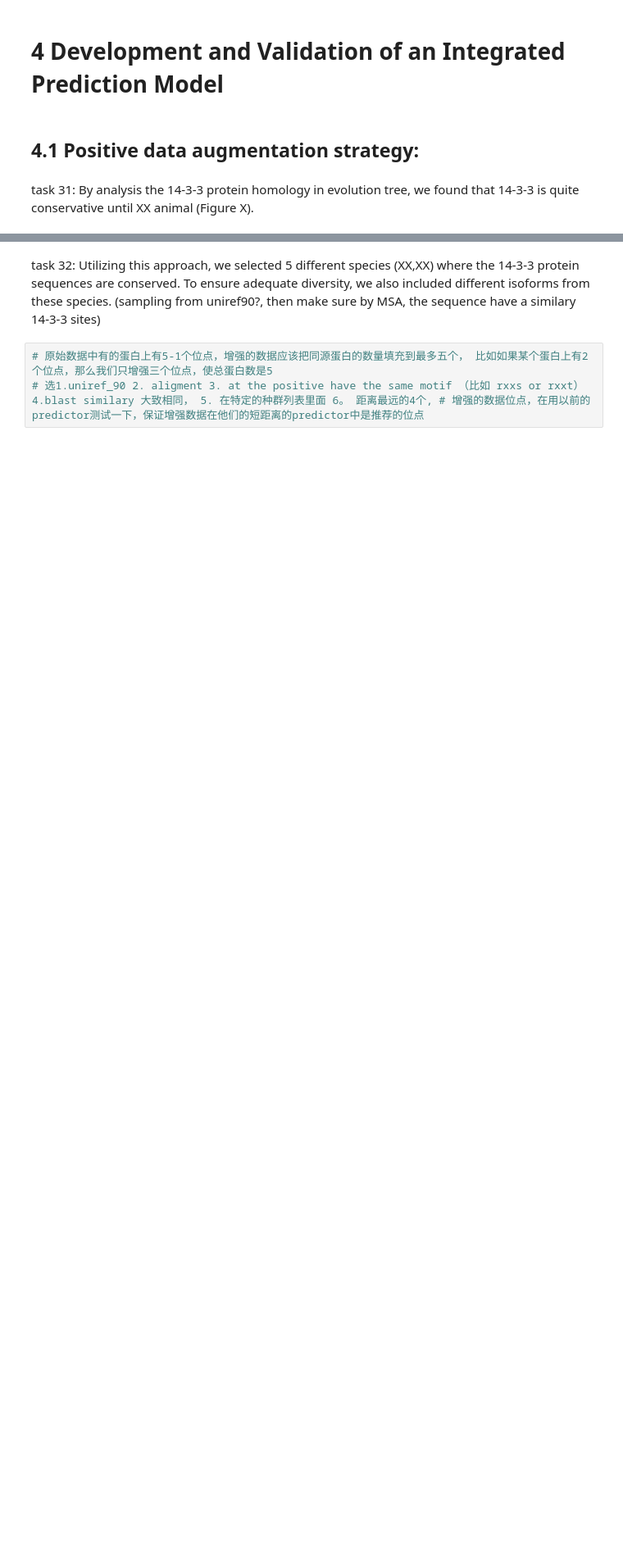
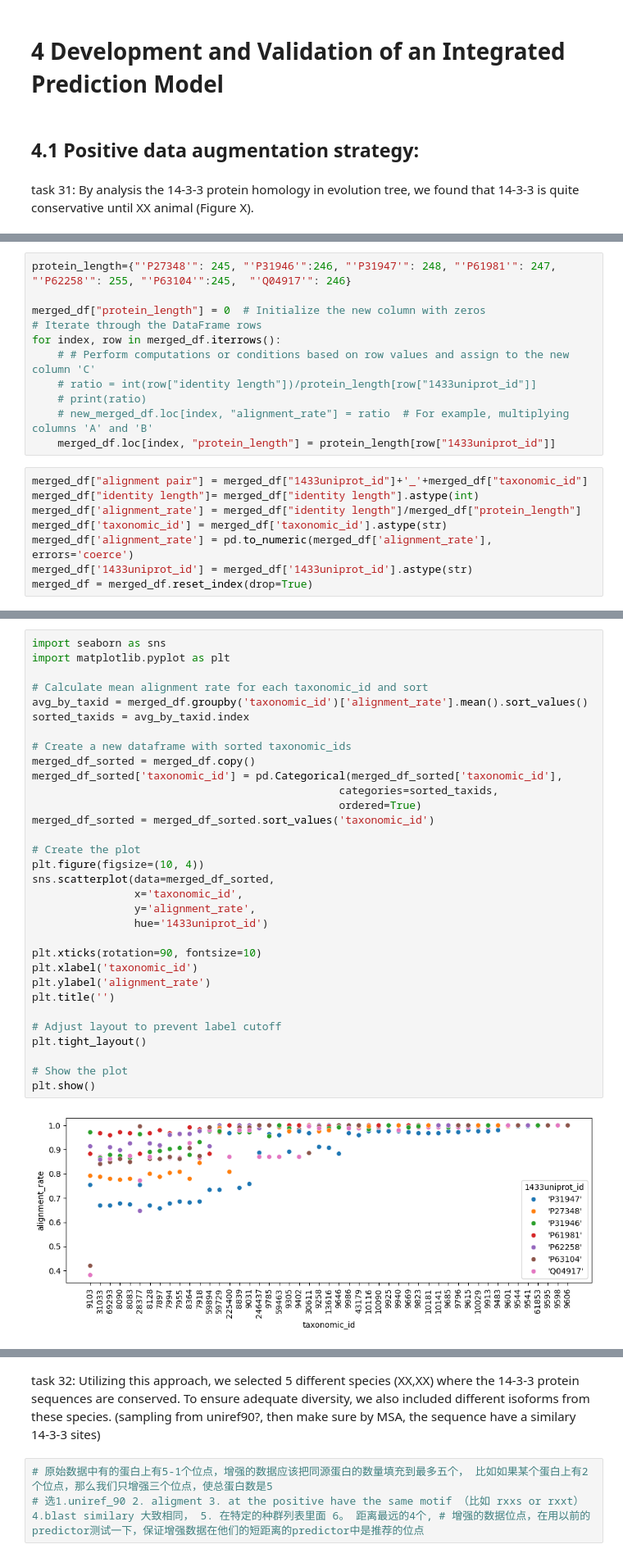
Before and after one commit to liuliu-umich/CAMP-14-3-3, a Jupyter notebook: 3. Sampling and modeling.ipynb, the cells around one changed output, grey strips where cells are left out. Shown: that part at 82% size. Drawn from its saved outputs; the diff is of its cells as text; blank space fills up the shorter version.

```diff
--- a/3. Sampling and modeling.ipynb
+++ b/3. Sampling and modeling.ipynb
@@ -6,0 +68,19 @@ task 31: By analysis the 14-3-3 protein homology in evolution tree, we found tha
+# %%
+protein_length={"'P27348'": 245, "'P31946'":246, "'P31947'": 248, "'P61981'": 247, "'P62258'": 255, "'P63104'":245,  "'Q04917'": 246}
+
+merged_df["protein_length"] = 0  # Initialize the new column with zeros
+# Iterate through the DataFrame rows
+for index, row in merged_df.iterrows():
+    # # Perform computations or conditions based on row values and assign to the new column 'C'
+    # ratio = int(row["identity length"])/protein_length[row["1433uniprot_id"]]
+    # print(ratio)
+    # new_merged_df.loc[index, "alignment_rate"] = ratio  # For example, multiplying columns 'A' and 'B'
+    merged_df.loc[index, "protein_length"] = protein_length[row["1433uniprot_id"]]
+# %%
+merged_df["alignment pair"] = merged_df["1433uniprot_id"]+'_'+merged_df["taxonomic_id"]
+merged_df["identity length"]= merged_df["identity length"].astype(int)
+merged_df['alignment_rate'] = merged_df["identity length"]/merged_df["protein_length"]
+merged_df['taxonomic_id'] = merged_df['taxonomic_id'].astype(str)
+merged_df['alignment_rate'] = pd.to_numeric(merged_df['alignment_rate'], errors='coerce')
+merged_df['1433uniprot_id'] = merged_df['1433uniprot_id'].astype(str)
+merged_df = merged_df.reset_index(drop=True)
@@ -6,0 +149,34 @@ task 31: By analysis the 14-3-3 protein homology in evolution tree, we found tha
+# %%
+import seaborn as sns
+import matplotlib.pyplot as plt
+
+# Calculate mean alignment rate for each taxonomic_id and sort
+avg_by_taxid = merged_df.groupby('taxonomic_id')['alignment_rate'].mean().sort_values()
+sorted_taxids = avg_by_taxid.index
+
+# Create a new dataframe with sorted taxonomic_ids
+merged_df_sorted = merged_df.copy()
+merged_df_sorted['taxonomic_id'] = pd.Categorical(merged_df_sorted['taxonomic_id'],
+                                                categories=sorted_taxids,
+                                                ordered=True)
+merged_df_sorted = merged_df_sorted.sort_values('taxonomic_id')
+
+# Create the plot
+plt.figure(figsize=(10, 4))
+sns.scatterplot(data=merged_df_sorted,
+                x='taxonomic_id',
+                y='alignment_rate',
+                hue='1433uniprot_id')
+
+plt.xticks(rotation=90, fontsize=10)
+plt.xlabel('taxonomic_id')
+plt.ylabel('alignment_rate')
+plt.title('')
+
+# Adjust layout to prevent label cutoff
+plt.tight_layout()
+
+# Show the plot
+plt.show()
+# %% [output]
+[figure, added]
```
Also changed, not shown: parts of 17 cells of this notebook, 3 other files.
